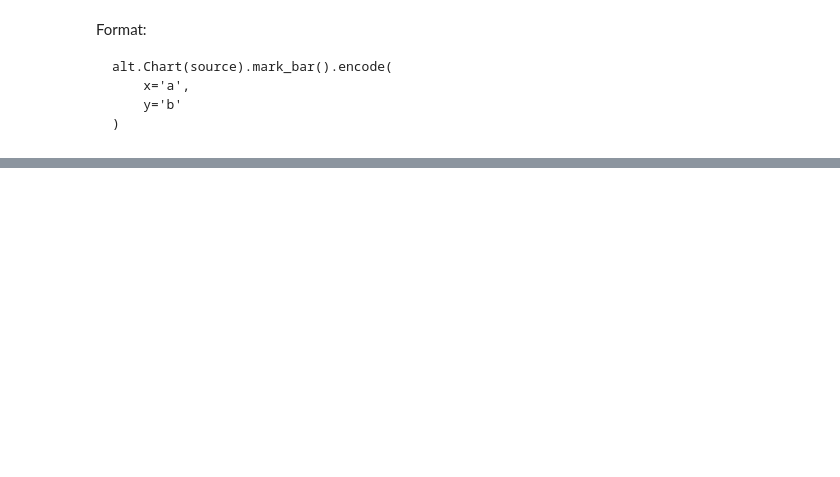
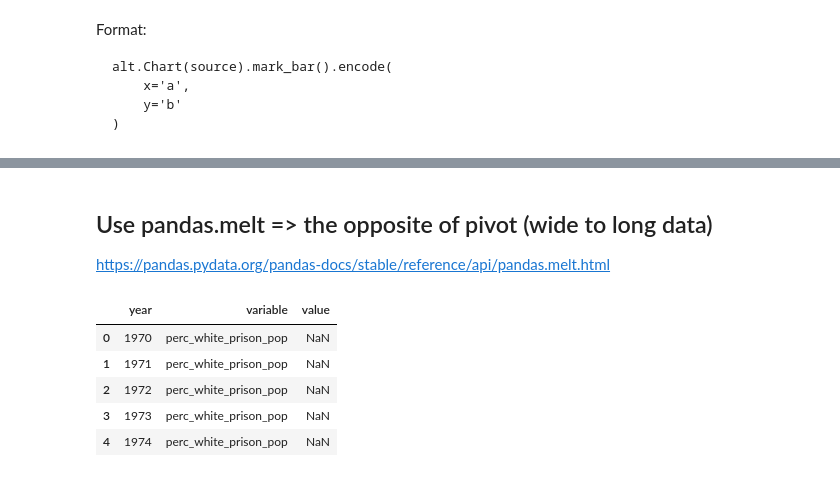
Before and after one commit to corintxt/incarceration-interactive, a Jupyter notebook: data processing.ipynb, the cells around one changed output, grey strips where cells are left out. Cells and saved outputs as stored; diff of their text form; code cells hidden in the pictures; blank space fills up the shorter version.

```diff
--- a/data processing.ipynb
+++ b/data processing.ipynb
@@ -39,0 +72,12 @@ https://altair-viz.github.io/user_guide/troubleshooting.html
+# %% [markdown]
+## Use pandas.melt => the opposite of pivot (wide to long data)
+https://pandas.pydata.org/pandas-docs/stable/reference/api/pandas.melt.html
+# %%
+pd.melt(alameda_percs, id_vars=['year'], value_vars=['perc_white_prison_pop', 'perc_black_prison_pop']).head()
+# %% [output]
+|  | year | variable | value |
+| 0 | 1970 | perc_white_prison_pop | NaN |
+| 1 | 1971 | perc_white_prison_pop | NaN |
+| 2 | 1972 | perc_white_prison_pop | NaN |
+| 3 | 1973 | perc_white_prison_pop | NaN |
+| 4 | 1974 | perc_white_prison_pop | NaN |
```
Also changed, not shown: parts of 18 cells of this notebook, 1 other file.
